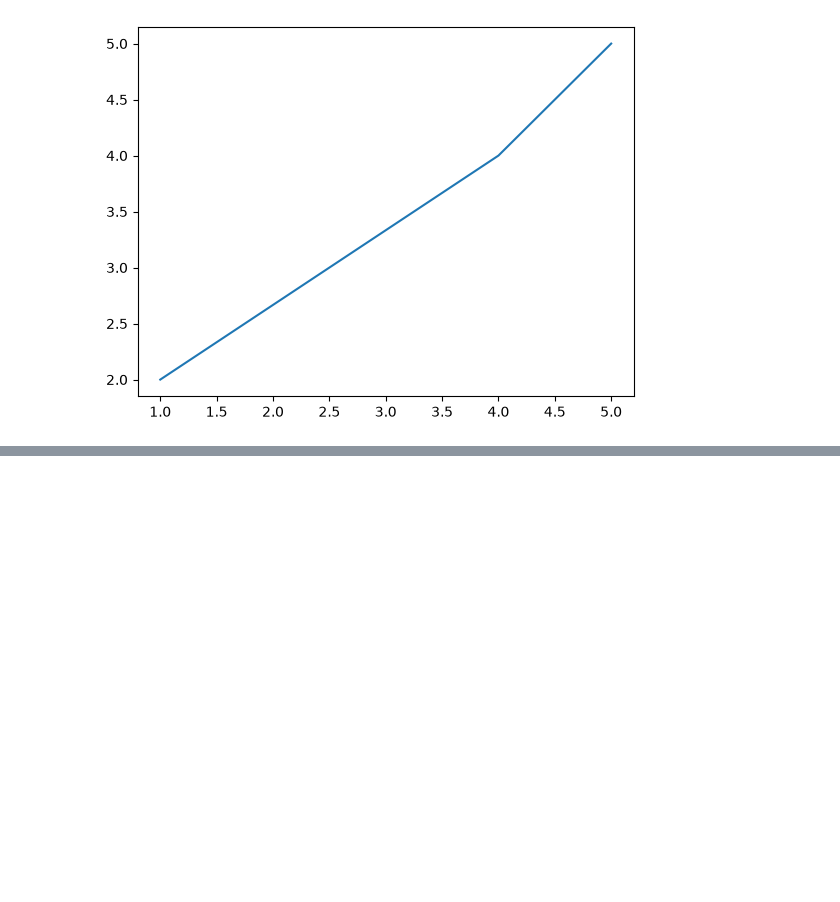
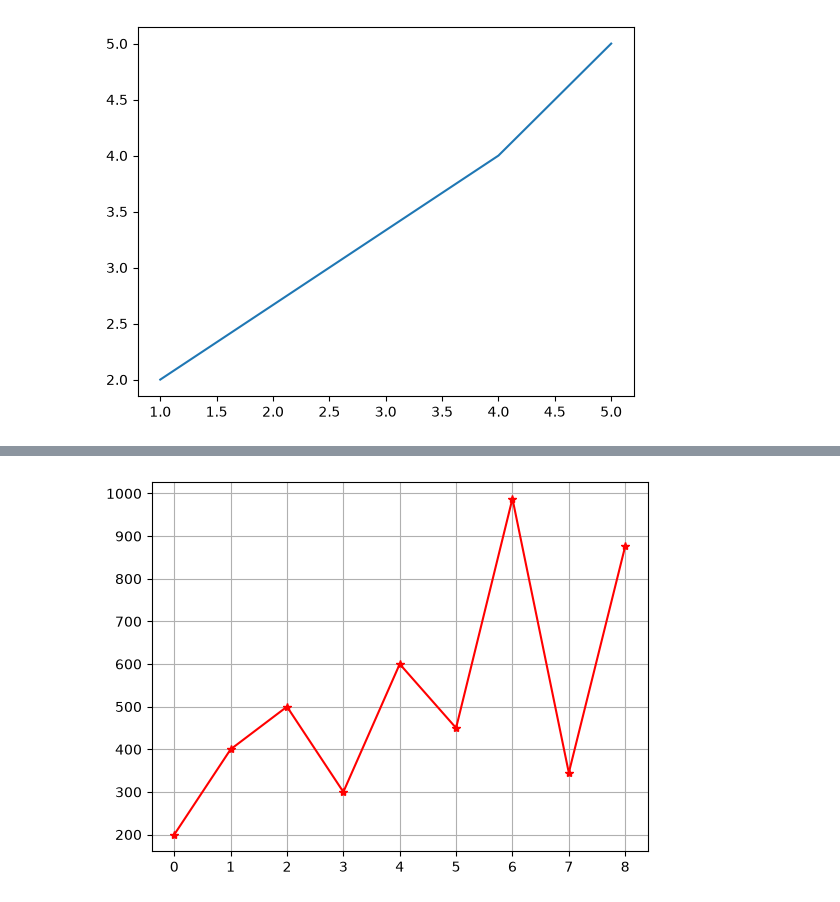
Before and after one commit to bonssss/data-analytics-journey, a Jupyter notebook: python_for_analyst/matplotlib.ipynb, the cells around one changed output, grey strips where cells are left out. Cells and saved outputs as stored; diff of their text form; code cells hidden in the pictures; blank space fills up the shorter version.

```diff
--- a/python_for_analyst/matplotlib.ipynb
+++ b/python_for_analyst/matplotlib.ipynb
@@ -11,3 +11,10 @@ plt.plot(x,y)
 plt.show()
 # %% [output]
 [figure]
+# %%
+data ={
+    "Salary":[200,400,500,300,600,450,988,345,876]
+}
+# %%
+df =pd.DataFrame(data)
+df
@@ -13,0 +32,6 @@ plt.show()
+# %%
+plt.plot(df["Salary"],color="red",marker="*")
+plt.grid()
+plt.show()
+# %% [output]
+[figure, added]
```
Also changed, not shown: parts of 3 cells of this notebook.
